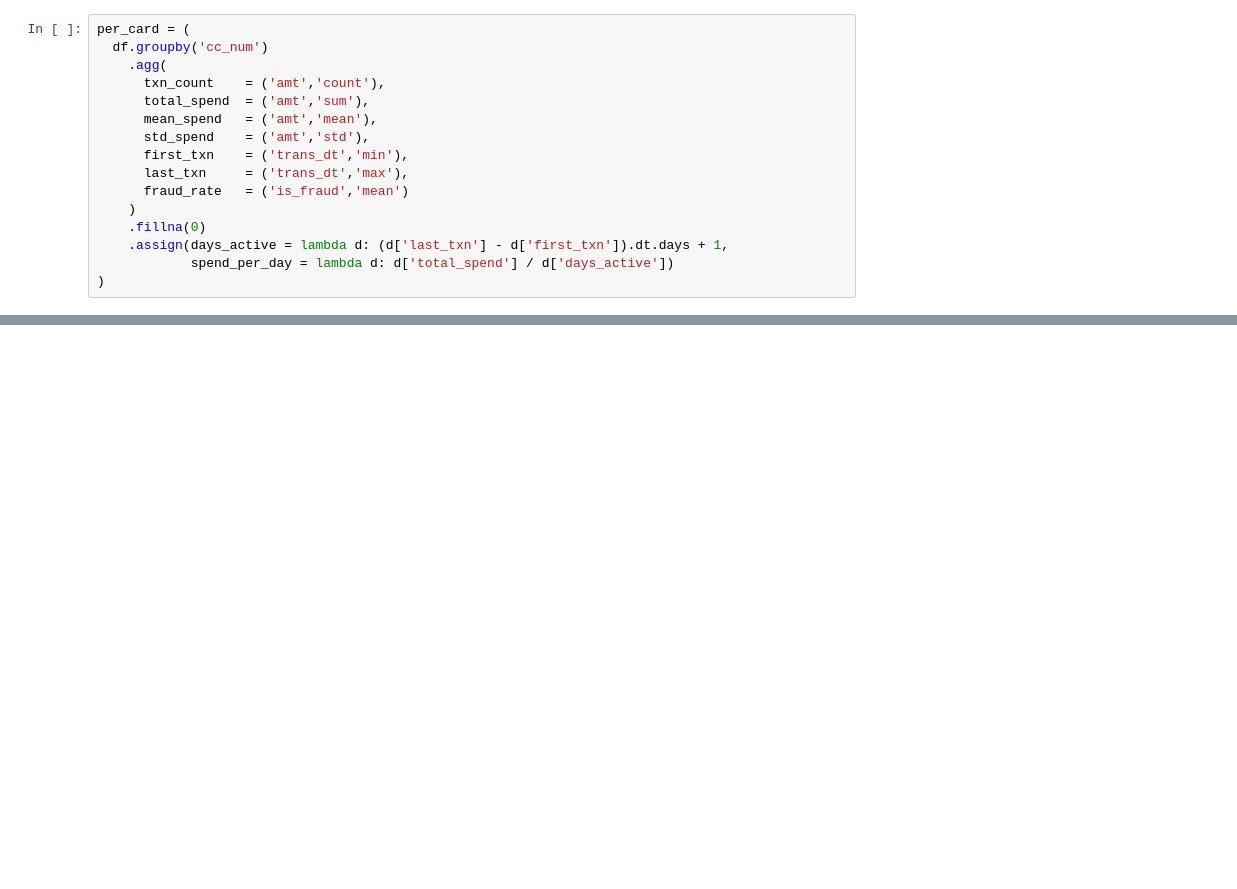
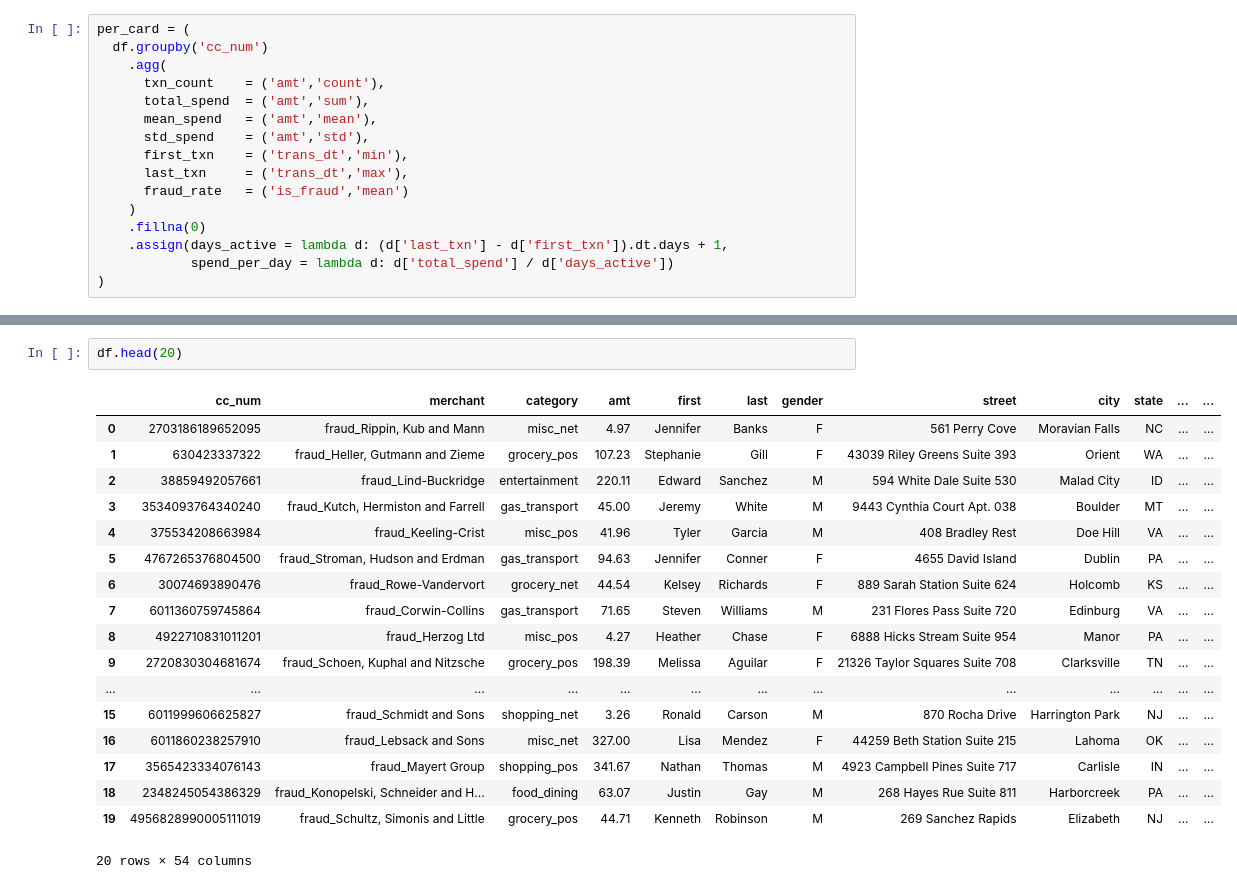
Before and after one commit to 5h4tt3r/creditML, a Jupyter notebook: notebooks/1)Processing+EDA/featureProcessing.ipynb, the cells around one changed output, grey strips where cells are left out. Drawn from its saved outputs; the diff is of its cells as text; blank space fills up the shorter version.

```diff
--- a/notebooks/1)Processing+EDA/featureProcessing.ipynb
+++ b/notebooks/1)Processing+EDA/featureProcessing.ipynb
@@ -246,0 +304,21 @@ travel              40507   4516721.68  111.504720
+# %%
+df.head(20)
+# %% [output]
+|  | cc_num | merchant | category | amt | first | last | gender | street | city | state | ... | ... |
+| 0 | 2703186189652095 | fraud_Rippin, Kub and Mann | misc_net | 4.97 | Jennifer | Banks | F | 561 Perry Cove | Moravian Falls | NC | ... | ... |
+| 1 | 630423337322 | fraud_Heller, Gutmann and Zieme | grocery_pos | 107.23 | Stephanie | Gill | F | 43039 Riley Greens Suite 393 | Orient | WA | ... | ... |
+| 2 | 38859492057661 | fraud_Lind-Buckridge | entertainment | 220.11 | Edward | Sanchez | M | 594 White Dale Suite 530 | Malad City | ID | ... | ... |
+| 3 | 3534093764340240 | fraud_Kutch, Hermiston and Farrell | gas_transport | 45.00 | Jeremy | White | M | 9443 Cynthia Court Apt. 038 | Boulder | MT | ... | ... |
+| 4 | 375534208663984 | fraud_Keeling-Crist | misc_pos | 41.96 | Tyler | Garcia | M | 408 Bradley Rest | Doe Hill | VA | ... | ... |
+| 5 | 4767265376804500 | fraud_Stroman, Hudson and Erdman | gas_transport | 94.63 | Jennifer | Conner | F | 4655 David Island | Dublin | PA | ... | ... |
+| 6 | 30074693890476 | fraud_Rowe-Vandervort | grocery_net | 44.54 | Kelsey | Richards | F | 889 Sarah Station Suite 624 | Holcomb | KS | ... | ... |
+| 7 | 6011360759745864 | fraud_Corwin-Collins | gas_transport | 71.65 | Steven | Williams | M | 231 Flores Pass Suite 720 | Edinburg | VA | ... | ... |
+| 8 | 4922710831011201 | fraud_Herzog Ltd | misc_pos | 4.27 | Heather | Chase | F | 6888 Hicks Stream Suite 954 | Manor | PA | ... | ... |
+| 9 | 2720830304681674 | fraud_Schoen, Kuphal and Nitzsche | grocery_pos | 198.39 | Melissa | Aguilar | F | 21326 Taylor Squares Suite 708 | Clarksville | TN | ... | ... |
+| ... | ... | ... | ... | ... | ... | ... | ... | ... | ... | ... | ... | ... |
+| 15 | 6011999606625827 | fraud_Schmidt and Sons | shopping_net | 3.26 | Ronald | Carson | M | 870 Rocha Drive | Harrington Park | NJ | ... | ... |
+| 16 | 6011860238257910 | fraud_Lebsack and Sons | misc_net | 327.00 | Lisa | Mendez | F | 44259 Beth Station Suite 215 | Lahoma | OK | ... | ... |
+| 17 | 3565423334076143 | fraud_Mayert Group | shopping_pos | 341.67 | Nathan | Thomas | M | 4923 Campbell Pines Suite 717 | Carlisle | IN | ... | ... |
+| 18 | 2348245054386329 | fraud_Konopelski, Schneider and H... | food_dining | 63.07 | Justin | Gay | M | 268 Hayes Rue Suite 811 | Harborcreek | PA | ... | ... |
+| 19 | 4956828990005111019 | fraud_Schultz, Simonis and Little | grocery_pos | 44.71 | Kenneth | Robinson | M | 269 Sanchez Rapids | Elizabeth | NJ | ... | ... |
+20 rows × 54 columns
```
Also changed, not shown: parts of 29 cells of this notebook.
